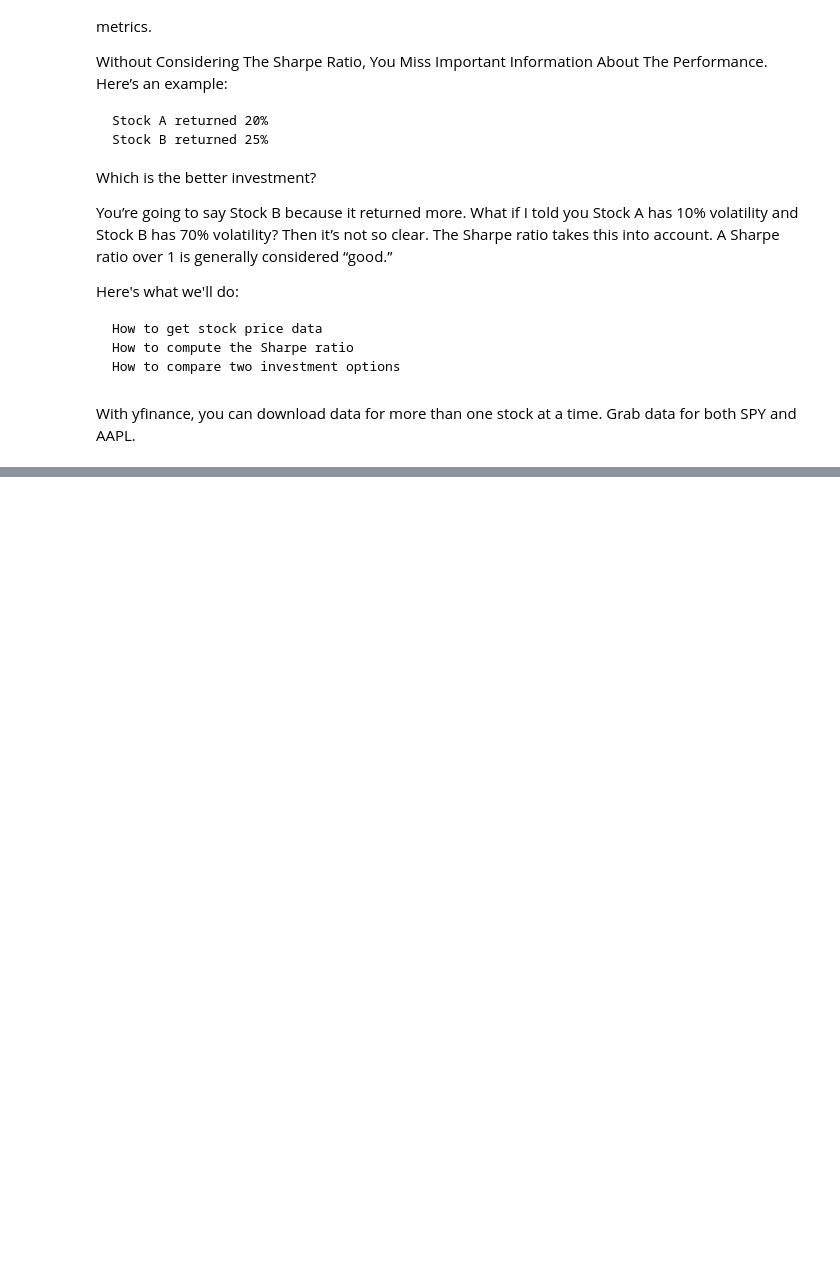
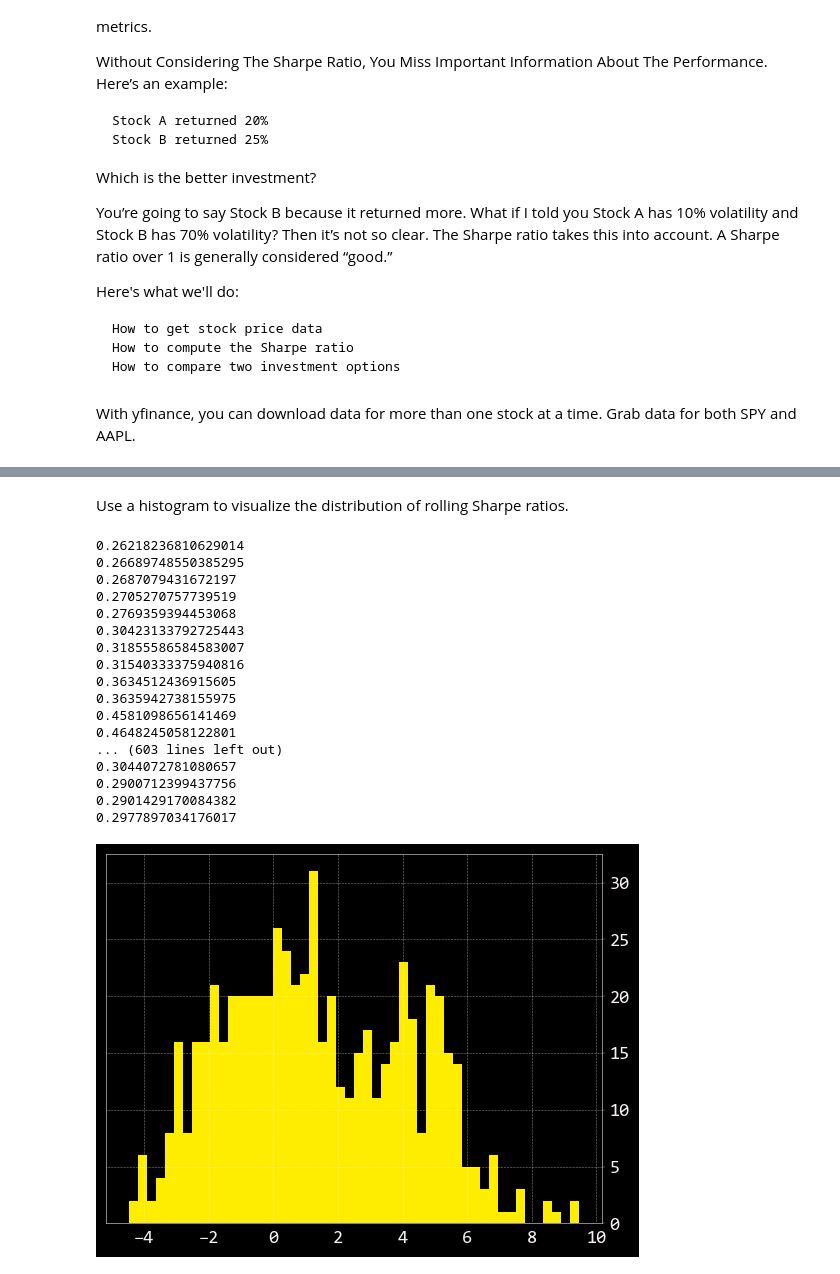
Before and after one commit to ramiiial/quant_projects, a Jupyter notebook: riskAnalysis/sharpeRatio.ipynb, the cells around one changed output, grey strips where cells are left out. Saved outputs shown, nothing was run; the diff lists cells and outputs as text; code cells hidden in the pictures; blank space fills up the shorter version.

```diff
--- a/riskAnalysis/sharpeRatio.ipynb
+++ b/riskAnalysis/sharpeRatio.ipynb
@@ -31,0 +100,23 @@ closed = openbb.economy.index(["SPY", "AAPL"], start_date = "2020-01-01", end_da
+# %% [markdown]
+Use a histogram to visualize the distribution of rolling Sharpe ratios.
+# %%
+aapl_returns.rolling(30).apply(sharpe_ratio).hist(bins=50);
+# %% [output]
+0.26218236810629014
+0.26689748550385295
+0.2687079431672197
+0.2705270757739519
+0.2769359394453068
+0.30423133792725443
+0.31855586584583007
+0.31540333375940816
+0.3634512436915605
+0.3635942738155975
+0.4581098656141469
+0.4648245058122801
+... (603 lines left out)
+0.3044072781080657
+0.2900712399437756
+0.2901429170084382
+0.2977897034176017
+[figure, added]
```
Also changed, not shown: parts of 13 cells of this notebook.
